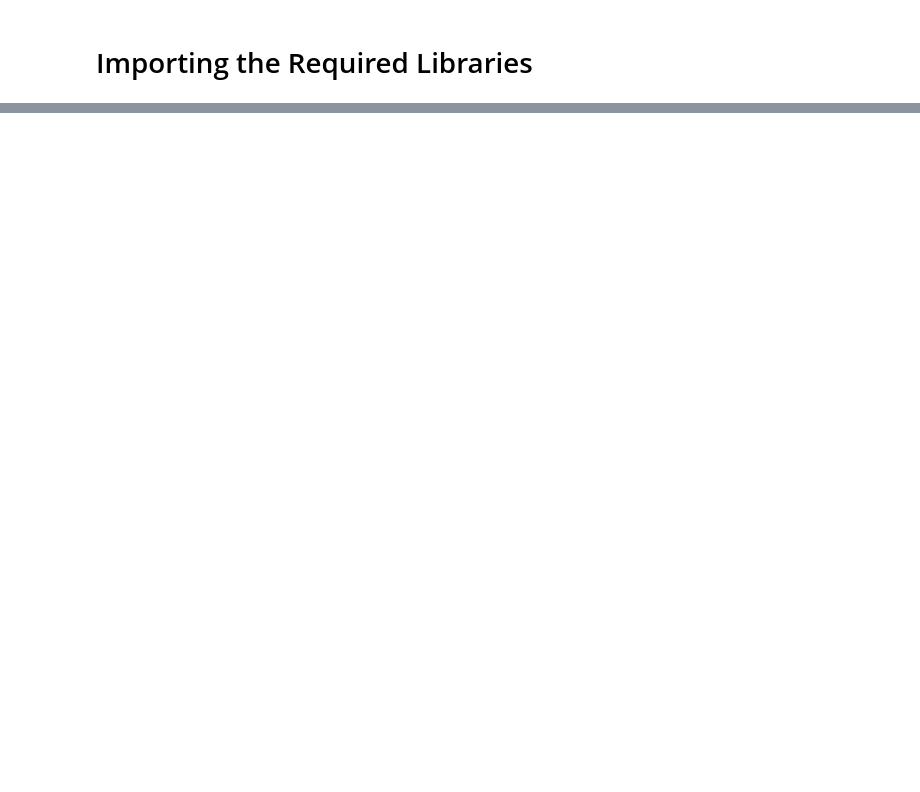
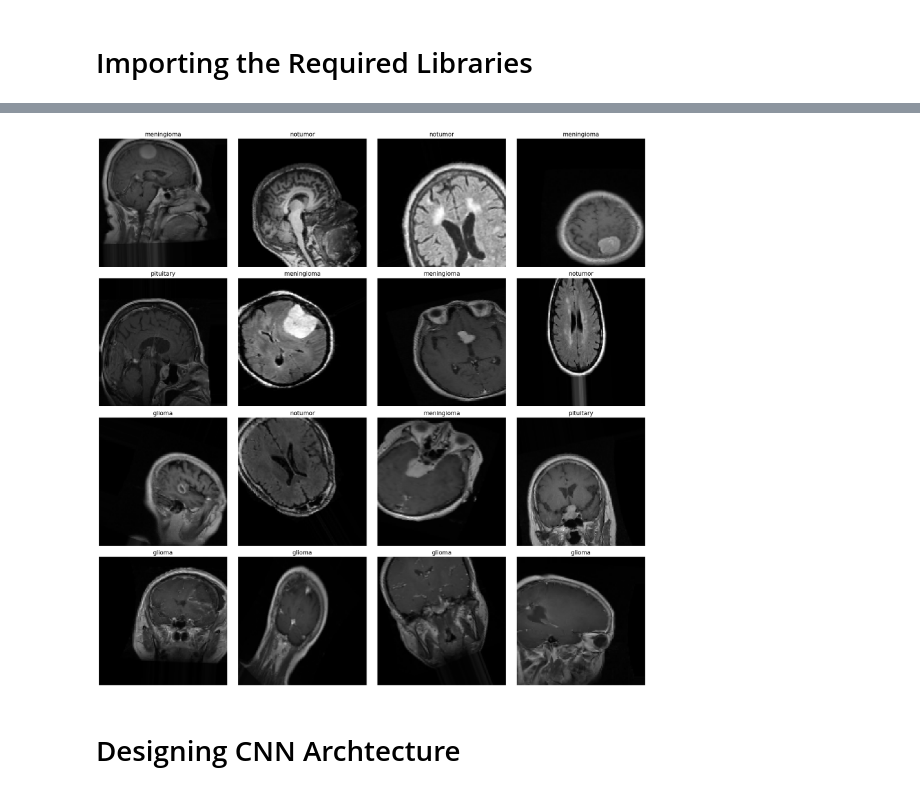
Before and after one commit to usamasafdarvirk/A_Deep_Learning_Approach_to_Precise_MRI_Brain_Tumor_Diagnosis, a Jupyter notebook: MRI_Image_Classification_Using_Deep_Learning.ipynb, the cells around one changed output, grey strips where cells are left out. Cells and saved outputs as stored; diff of their text form; code cells hidden in the pictures; blank space fills up the shorter version.

```diff
--- a/MRI_Image_Classification_Using_Deep_Learning.ipynb
+++ b/MRI_Image_Classification_Using_Deep_Learning.ipynb
@@ -60,0 +134,2 @@ Training Labels: []
+# %%
+valid_df, ts_df = train_test_split(test_df, train_size=0.5, random_state=20, stratify=test_df['Label'])
@@ -60,0 +214,47 @@ Training Labels: []
+# %%
+def display_batch_images(generator, class_indices, batch_size=16, grid_size=(4, 4), figsize=(20, 20)):
+    """
+    Displays a batch of images and their corresponding class labels from the given generator.
+
+    Parameters:
+    generator (tf.keras.preprocessing.image.DirectoryIterator): The data generator to fetch images and labels from.
+    class_indices (dict): A dictionary mapping class names to their corresponding indices.
+    batch_size (int): Number of images to display in the batch (default is 16).
+    grid_size (tuple): The size of the grid for displaying images (default is (4, 4)).
+    figsize (tuple): The size of the figure for the plot (default is (20, 20)).
+
+    Returns:
+    None
+    """
+    # Create a list of class names from the dictionary keys
+    classes = list(class_indices.keys())
+    # Fetch the next batch of images and labels from the generator
+    images, labels = next(generator)
+
+    # Set the figure size for the plot
+    plt.figure(figsize=figsize)
+
+    # Iterate over the images and their corresponding labels
+    for i, (image, label) in enumerate(zip(images, labels)):
+        if i >= batch_size:
+            break
+        # Create a subplot in the grid
+        plt.subplot(grid_size[0], grid_size[1], i + 1)
+        # Display the image
+        plt.imshow(image)
+        # Find the index of the highest value in the one-hot encoded label
+        class_name = classes[np.argmax(label)]
+        # Set the title of the subplot to the class name
+        plt.title(class_name, color='k', fontsize=15)
+        plt.axis('off')  # Turn off axis
+
+    # Display the figure with all subplots
+    plt.tight_layout()
+    plt.show()
+
+class_dict = train_gen.class_indices
+display_batch_images(train_gen, class_dict)
+# %% [output]
+[figure, added]
+# %% [markdown]
+# Designing CNN Archtecture
```
Also changed, not shown: parts of 13 cells of this notebook.
